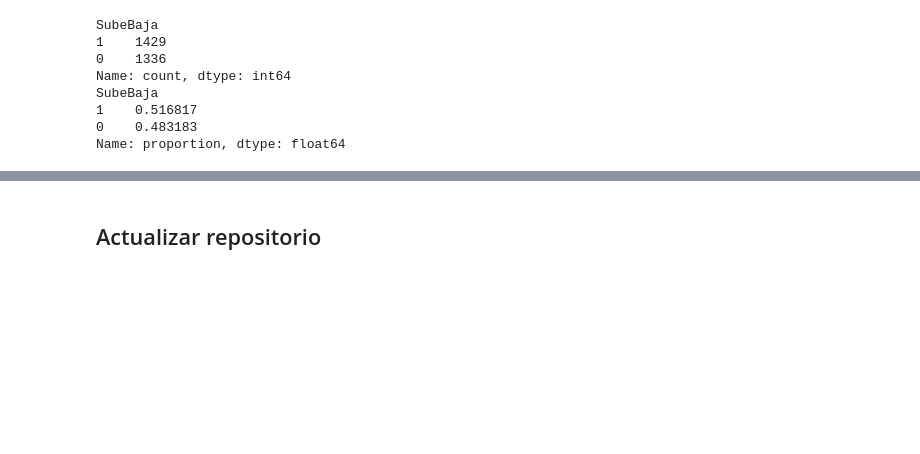
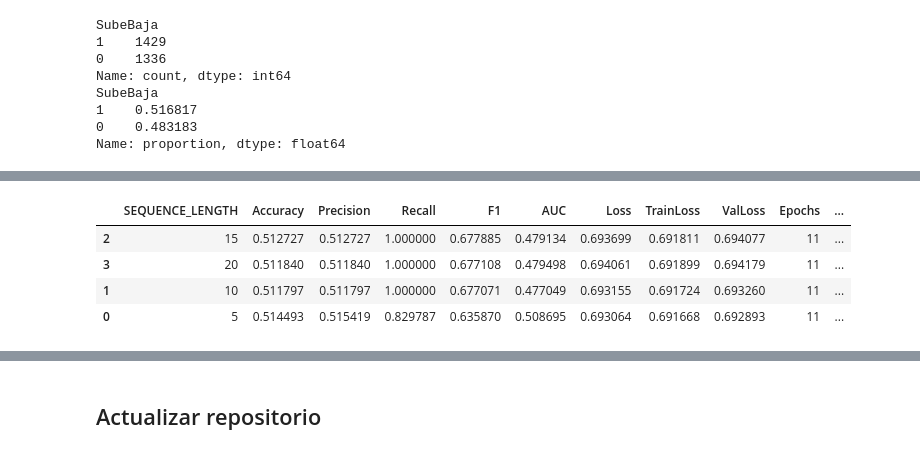
Before and after one commit to 42engineering/P3MetodologiasAgilesML, a Jupyter notebook: tdsp_template/P3_tsla/scripts/data_acquisition/PT1.1ColabV2.ipynb, the cells around one changed output, grey strips where cells are left out. Drawn from its saved outputs; the diff is of its cells as text; code cells hidden in the pictures; blank space fills up the shorter version.

```diff
--- a/tdsp_template/P3_tsla/scripts/data_acquisition/PT1.1ColabV2.ipynb
+++ b/tdsp_template/P3_tsla/scripts/data_acquisition/PT1.1ColabV2.ipynb
@@ -1296,0 +1196,88 @@ print(yTest.mean())
+# %%
+os.makedirs("models",exist_ok=True)
+
+sequenceLengths=[5,10,15,20]
+
+results=[]
+histories={}
+
+for sequenceLength in sequenceLengths:
+
+    print("\n"+"="*80)
+    print(f"SEQUENCE_LENGTH={sequenceLength}")
+    print("="*80)
+
+    scaler=MinMaxScaler()
+    scaledFeatures=scaler.fit_transform(data[caracteristicas])
+
+    X,y=createTimeSeries(caracteristicasData=scaledFeatures,targetData=data["SubeBaja"].values,sequenceLength=sequenceLength)
+
+    XTrain,XTest,yTrain,yTest=train_test_split(X,y,test_size=0.2,shuffle=False)
+
+    model=Sequential([
+        LSTM(64,return_sequences=True,input_shape=(XTrain.shape[1],XTrain.shape[2])),
+        Dropout(0.2),
+        LSTM(32),
+        Dropout(0.2),
+        Dense(16,activation="relu"),
+        Dense(1,activation="sigmoid")
+    ])
+
+    model.compile(optimizer=Adam(learning_rate=0.0001),loss="binary_crossentropy",metrics=["accuracy"])
+
+    earlyStop=EarlyStopping(monitor="val_loss",patience=10,restore_best_weights=True)
+
+    history=model.fit(XTrain,yTrain,validation_split=0.2,epochs=100,batch_size=16,callbacks=[earlyStop],verbose=1)
+
+    histories[sequenceLength]=history
+
+    yProb=model.predict(XTest,verbose=0)
+    yPred=(yProb>0.5).astype(int)
+
+    loss,accuracy=model.evaluate(XTest,yTest,verbose=0)
+
+    precision=precision_score(yTest,yPred,zero_division=0)
+    recall=recall_score(yTest,yPred,zero_division=0)
+    f1=f1_score(yTest,yPred,zero_division=0)
+
+    try:
+        auc=roc_auc_score(yTest,yProb)
+    except:
+        auc=np.nan
+
+    modelFile=f"models/PT1_1_TSLA_{sequenceLength}DAYS_LSTM.keras"
+    model.save(modelFile)
+
+    results.append({
+        "SEQUENCE_LENGTH":sequenceLength,
+        "Accuracy":accuracy,
+        "Precision":precision,
+        "Recall":recall,
+        "F1":f1,
+        "AUC":auc,
+        "Loss":loss,
+        "TrainLoss":min(history.history["loss"]),
+        "ValLoss":min(history.history["val_loss"]),
+        "Epochs":len(history.history["loss"]),
+        "ModelFile":modelFile
+    })
+
+    print(f"Accuracy={accuracy:.4f}")
+    print(f"Precision={precision:.4f}")
+    print(f"Recall={recall:.4f}")
+    print(f"F1={f1:.4f}")
+    print(f"AUC={auc:.4f}")
+    print(f"Modelo guardado: {modelFile}")
+
+resultsDF=pd.DataFrame(results)
+resultsDF=resultsDF.sort_values(by="F1",ascending=False)
+resultsDF.to_csv("models/PT1_1_TSLA_LSTM_COMPARISON.csv",index=False)
+
+print("\nRESULTADOS FINALES")
+display(resultsDF)
+
+bestModel=resultsDF.iloc[0]
+
+print("\nMEJOR CONFIGURACION")
+display(bestModel)
+# %% [output]
@@ -1296,0 +1356,5 @@ print(yTest.mean())
+|  | SEQUENCE_LENGTH | Accuracy | Precision | Recall | F1 | AUC | Loss | TrainLoss | ValLoss | Epochs | ... |
+| 2 | 15 | 0.512727 | 0.512727 | 1.000000 | 0.677885 | 0.479134 | 0.693699 | 0.691811 | 0.694077 | 11 | ... |
+| 3 | 20 | 0.511840 | 0.511840 | 1.000000 | 0.677108 | 0.479498 | 0.694061 | 0.691899 | 0.694179 | 11 | ... |
+| 1 | 10 | 0.511797 | 0.511797 | 1.000000 | 0.677071 | 0.477049 | 0.693155 | 0.691724 | 0.693260 | 11 | ... |
+| 0 | 5 | 0.514493 | 0.515419 | 0.829787 | 0.635870 | 0.508695 | 0.693064 | 0.691668 | 0.692893 | 11 | ... |
```
Also changed, not shown: parts of 24 cells of this notebook.
